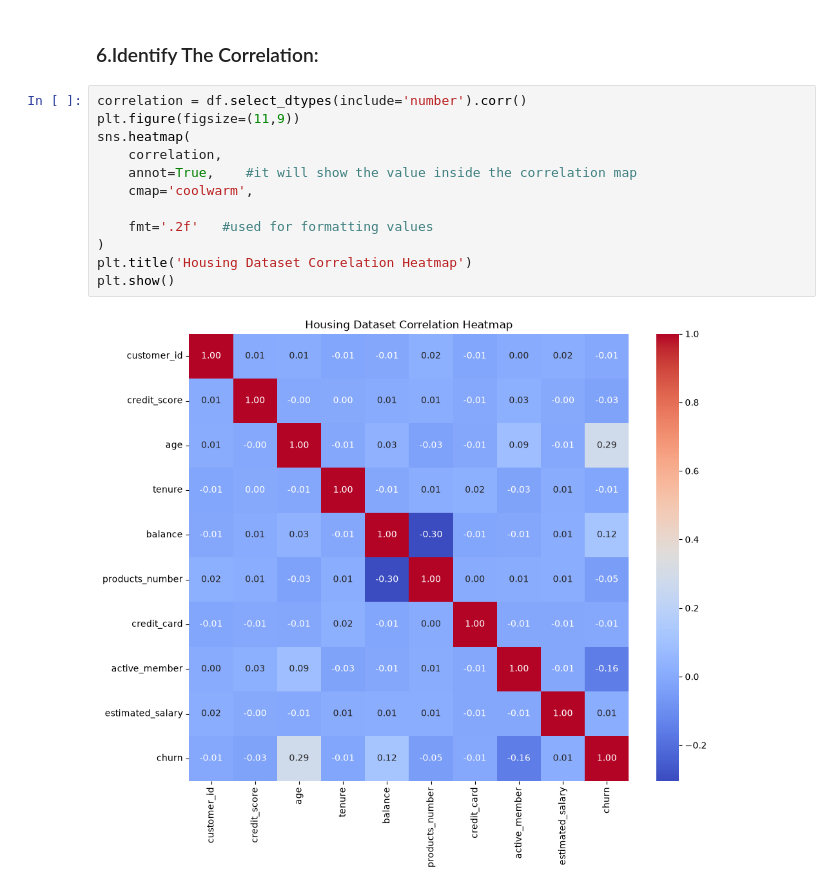
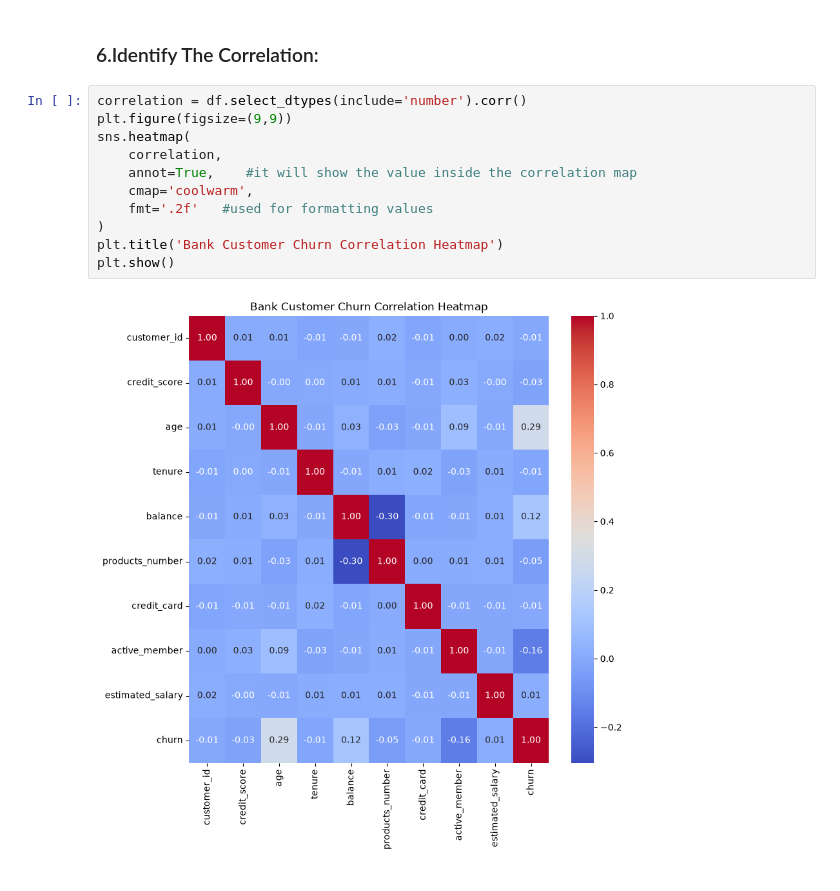
Before and after one commit to dinakaranthiru/AI-Engineer-12-Weeks, a Jupyter notebook: Week11_Task/Customer_churn_predictor.ipynb, the cells around one changed output. Saved outputs shown, nothing was run; the diff lists cells and outputs as text.

```diff
--- a/Week11_Task/Customer_churn_predictor.ipynb
+++ b/Week11_Task/Customer_churn_predictor.ipynb
@@ -117,15 +139,14 @@ Duplicate Row:  0
 ### 6.Identify The Correlation:
 # %%
 correlation = df.select_dtypes(include='number').corr()
-plt.figure(figsize=(11,9))
+plt.figure(figsize=(9,9))
 sns.heatmap(
     correlation,
     annot=True,    #it will show the value inside the correlation map
     cmap='coolwarm',
-
     fmt='.2f'   #used for formatting values
 )
-plt.title('Housing Dataset Correlation Heatmap')
+plt.title('Bank Customer Churn Correlation Heatmap')
 plt.show()
 # %% [output]
-[figure, old version]
+[figure, new version]
```
Also changed, not shown: parts of 13 cells of this notebook.
